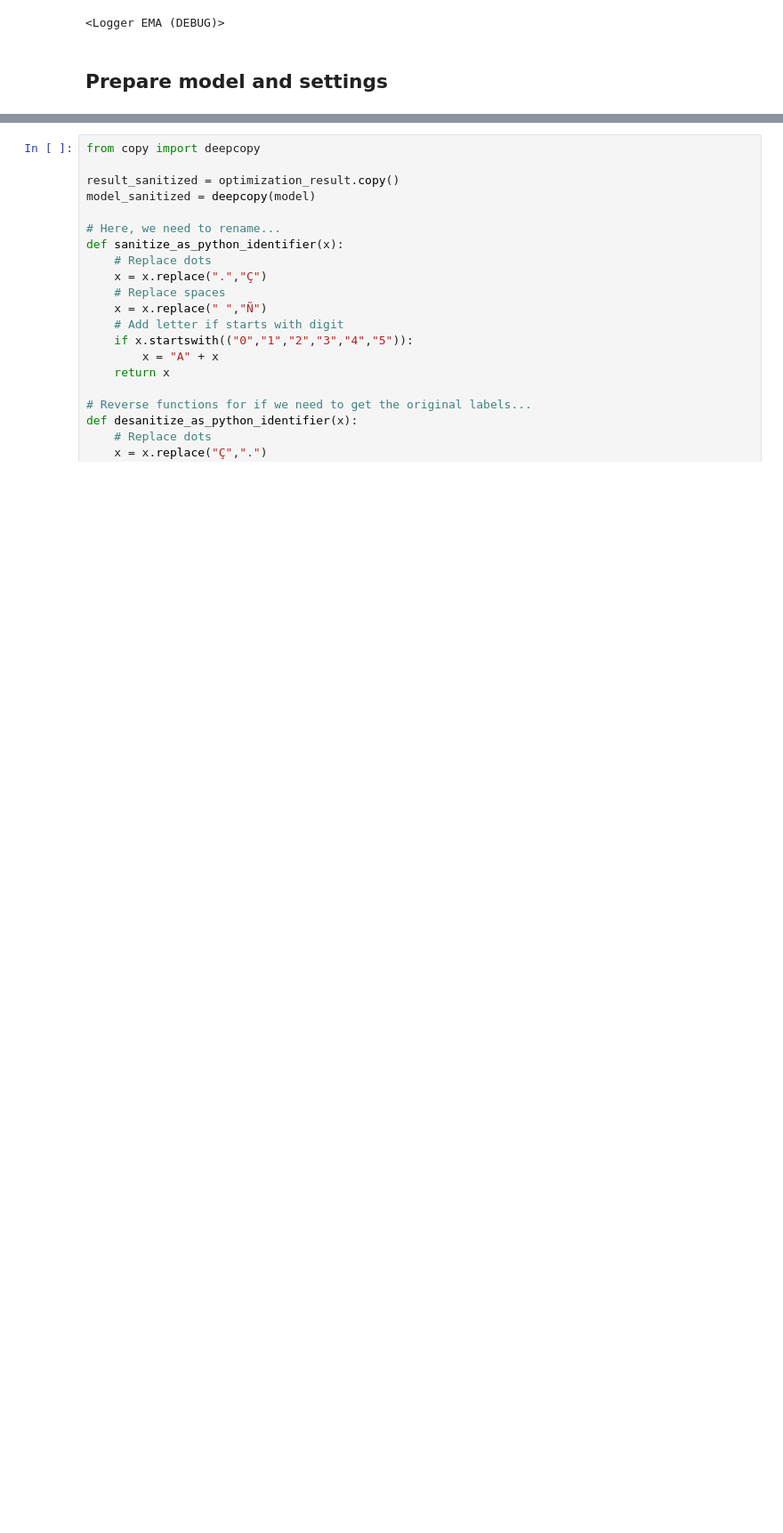
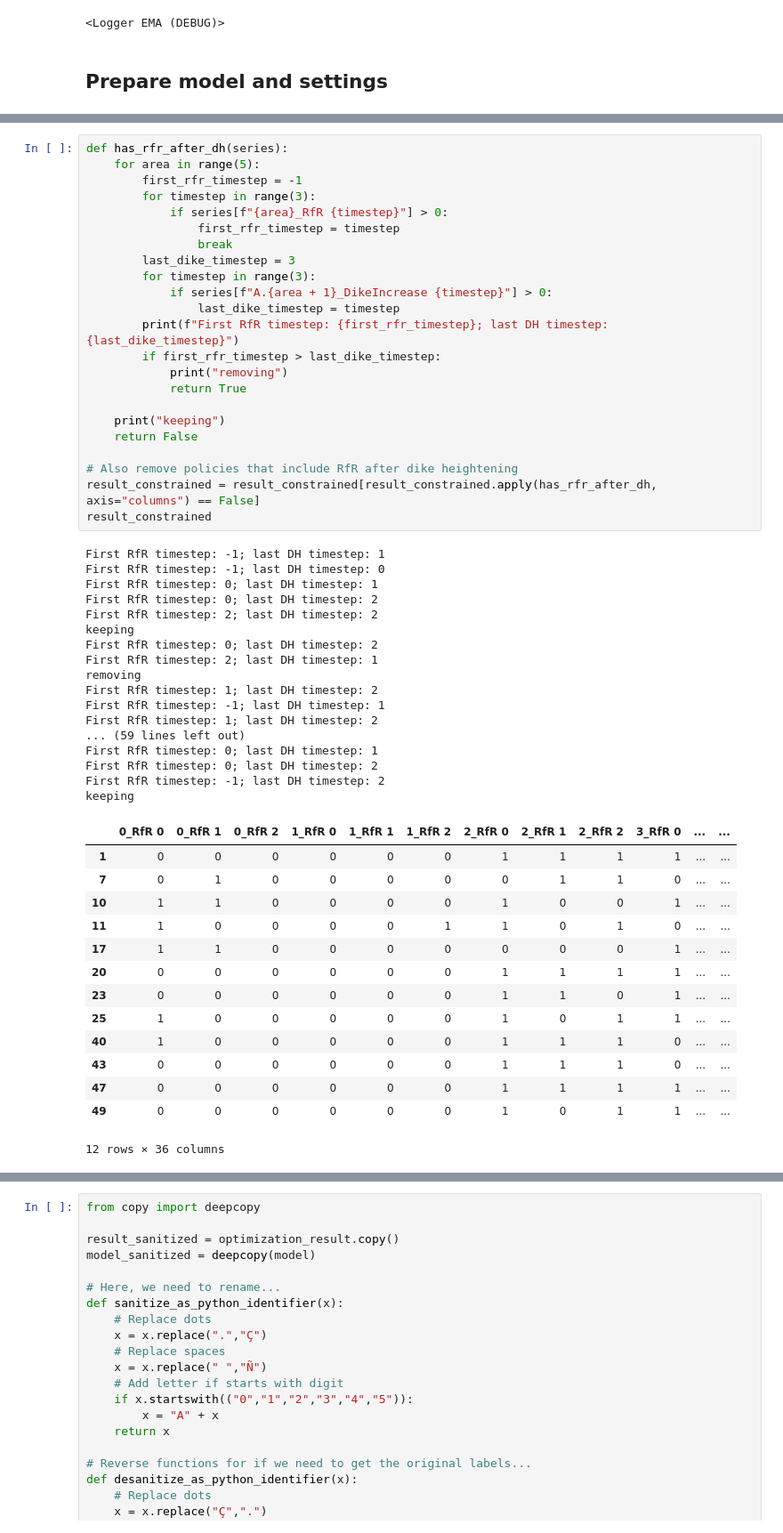
Before and after one commit to Q-Quan/MBDMGroup22, a Jupyter notebook: final assignment/MORDM_Try4b.ipynb, the cells around one changed output, grey strips where cells are left out. Shown at 89% size. Cells and saved outputs as stored; diff of their text form; blank space fills up the shorter version.

```diff
--- a/final assignment/MORDM_Try4b.ipynb
+++ b/final assignment/MORDM_Try4b.ipynb
@@ -49,0 +104,55 @@ epsilon = [0.5,0.5,0.5,0.01,0.01]
+# %%
+def has_rfr_after_dh(series):
+    for area in range(5):
+        first_rfr_timestep = -1
+        for timestep in range(3):
+            if series[f"{area}_RfR {timestep}"] > 0:
+                first_rfr_timestep = timestep
+                break
+        last_dike_timestep = 3
+        for timestep in range(3):
+            if series[f"A.{area + 1}_DikeIncrease {timestep}"] > 0:
+                last_dike_timestep = timestep
+        print(f"First RfR timestep: {first_rfr_timestep}; last DH timestep: {last_dike_timestep}")
+        if first_rfr_timestep > last_dike_timestep:
+            print("removing")
+            return True
+
+    print("keeping")
+    return False
+
+# Also remove policies that include RfR after dike heightening
+result_constrained = result_constrained[result_constrained.apply(has_rfr_after_dh, axis="columns") == False]
+result_constrained
+# %% [output]
+First RfR timestep: -1; last DH timestep: 1
+First RfR timestep: -1; last DH timestep: 0
+First RfR timestep: 0; last DH timestep: 1
+First RfR timestep: 0; last DH timestep: 2
+First RfR timestep: 2; last DH timestep: 2
+keeping
+First RfR timestep: 0; last DH timestep: 2
+First RfR timestep: 2; last DH timestep: 1
+removing
+First RfR timestep: 1; last DH timestep: 2
+First RfR timestep: -1; last DH timestep: 1
+First RfR timestep: 1; last DH timestep: 2
+... (59 lines left out)
+First RfR timestep: 0; last DH timestep: 1
+First RfR timestep: 0; last DH timestep: 2
+First RfR timestep: -1; last DH timestep: 2
+keeping
+|  | 0_RfR 0 | 0_RfR 1 | 0_RfR 2 | 1_RfR 0 | 1_RfR 1 | 1_RfR 2 | 2_RfR 0 | 2_RfR 1 | 2_RfR 2 | 3_RfR 0 | ... | ... |
+| 1 | 0 | 0 | 0 | 0 | 0 | 0 | 1 | 1 | 1 | 1 | ... | ... |
+| 7 | 0 | 1 | 0 | 0 | 0 | 0 | 0 | 1 | 1 | 0 | ... | ... |
+| 10 | 1 | 1 | 0 | 0 | 0 | 0 | 1 | 0 | 0 | 1 | ... | ... |
+| 11 | 1 | 0 | 0 | 0 | 0 | 1 | 1 | 0 | 1 | 0 | ... | ... |
+| 17 | 1 | 1 | 0 | 0 | 0 | 0 | 0 | 0 | 0 | 1 | ... | ... |
+| 20 | 0 | 0 | 0 | 0 | 0 | 0 | 1 | 1 | 1 | 1 | ... | ... |
+| 23 | 0 | 0 | 0 | 0 | 0 | 0 | 1 | 1 | 0 | 1 | ... | ... |
+| 25 | 1 | 0 | 0 | 0 | 0 | 0 | 1 | 0 | 1 | 1 | ... | ... |
+| 40 | 1 | 0 | 0 | 0 | 0 | 0 | 1 | 1 | 1 | 0 | ... | ... |
+| 43 | 0 | 0 | 0 | 0 | 0 | 0 | 1 | 1 | 1 | 0 | ... | ... |
+| 47 | 0 | 0 | 0 | 0 | 0 | 0 | 1 | 1 | 1 | 1 | ... | ... |
+| 49 | 0 | 0 | 0 | 0 | 0 | 0 | 1 | 0 | 1 | 1 | ... | ... |
+12 rows × 36 columns
```
Also changed, not shown: parts of 20 cells of this notebook, 1 other file.
